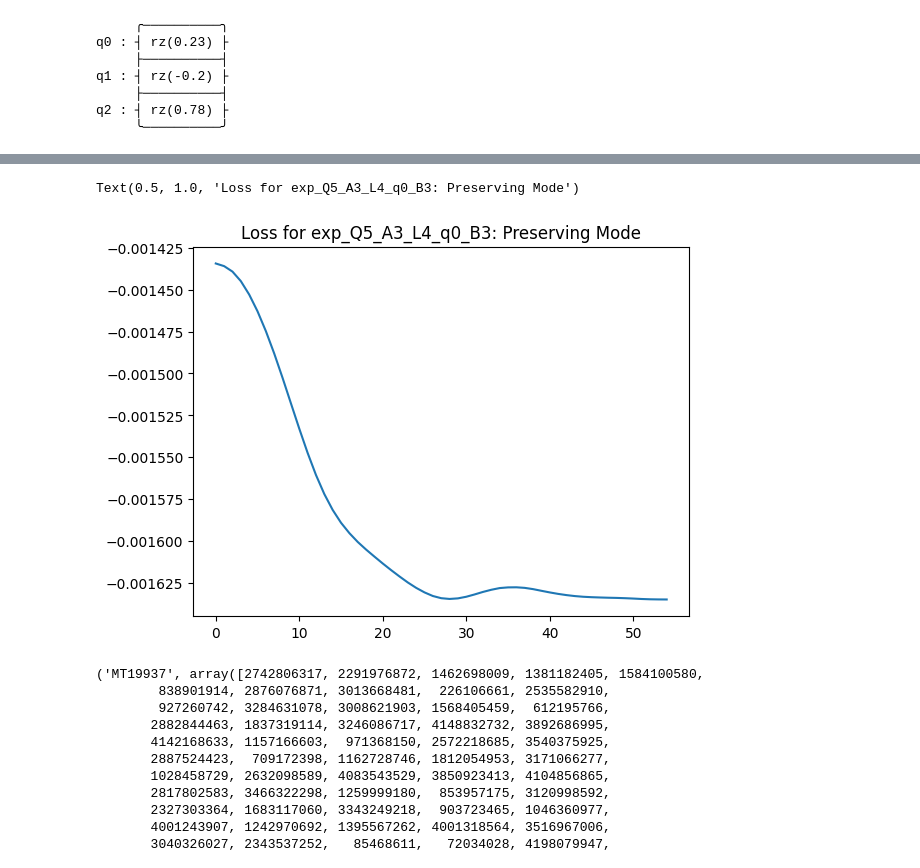
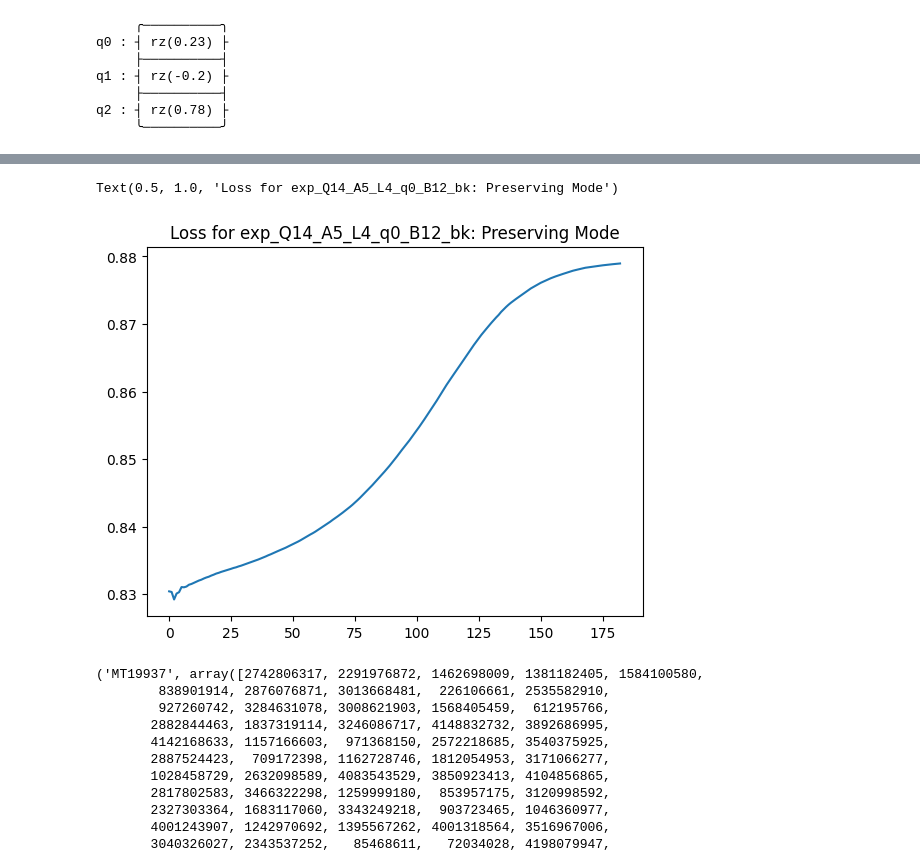
Before and after one commit to AndewNN/Quantum_Computing, a Jupyter notebook: CUDA/0.ipynb, the cells around one changed output, grey strips where cells are left out. Saved outputs shown, nothing was run; the diff lists cells and outputs as text; code cells hidden in the pictures.

```diff
--- a/CUDA/0.ipynb
+++ b/CUDA/0.ipynb
@@ -149,16 +167,16 @@ plt.show()
 # %%
-dirr = "exp_Q5_A3_L4_q0_B3"
+dirr = "exp_Q14_A5_L4_q0_B12_bk"
 mode = ["X", "Preserving"][1]
 iterr = 0
 dir_path = f"./experiments/{dirr}/expectations_{mode}/expectations_{iterr}.npy"
 
 loss = np.load(dir_path)
 plt.plot(loss)
 plt.title(f"Loss for {dirr}: {mode} Mode")
 # draw line
 # %% [output]
-Text(0.5, 1.0, 'Loss for exp_Q5_A3_L4_q0_B3: Preserving Mode')
+Text(0.5, 1.0, 'Loss for exp_Q14_A5_L4_q0_B12_bk: Preserving Mode')
-[figure, old version]
+[figure, new version]
 # %%
 dir_path_0 = "./experiments/exp_Q6_A5_L4_q0_B12/iter_states/0000.pkl"
 dir_path_20 = "./experiments/exp_Q6_A5_L4_q0_B12/iter_states/0020.pkl"
```
Also changed, not shown: parts of 3 cells of this notebook, 2 other files.
